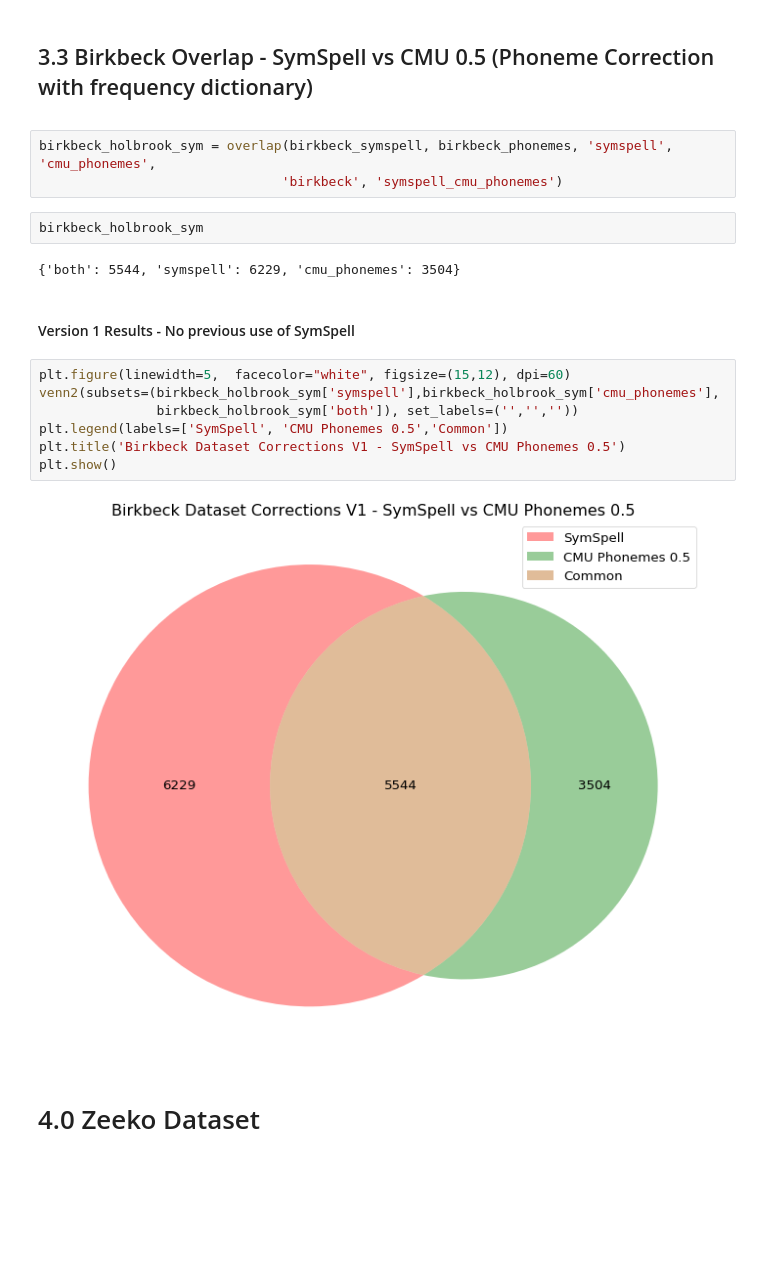
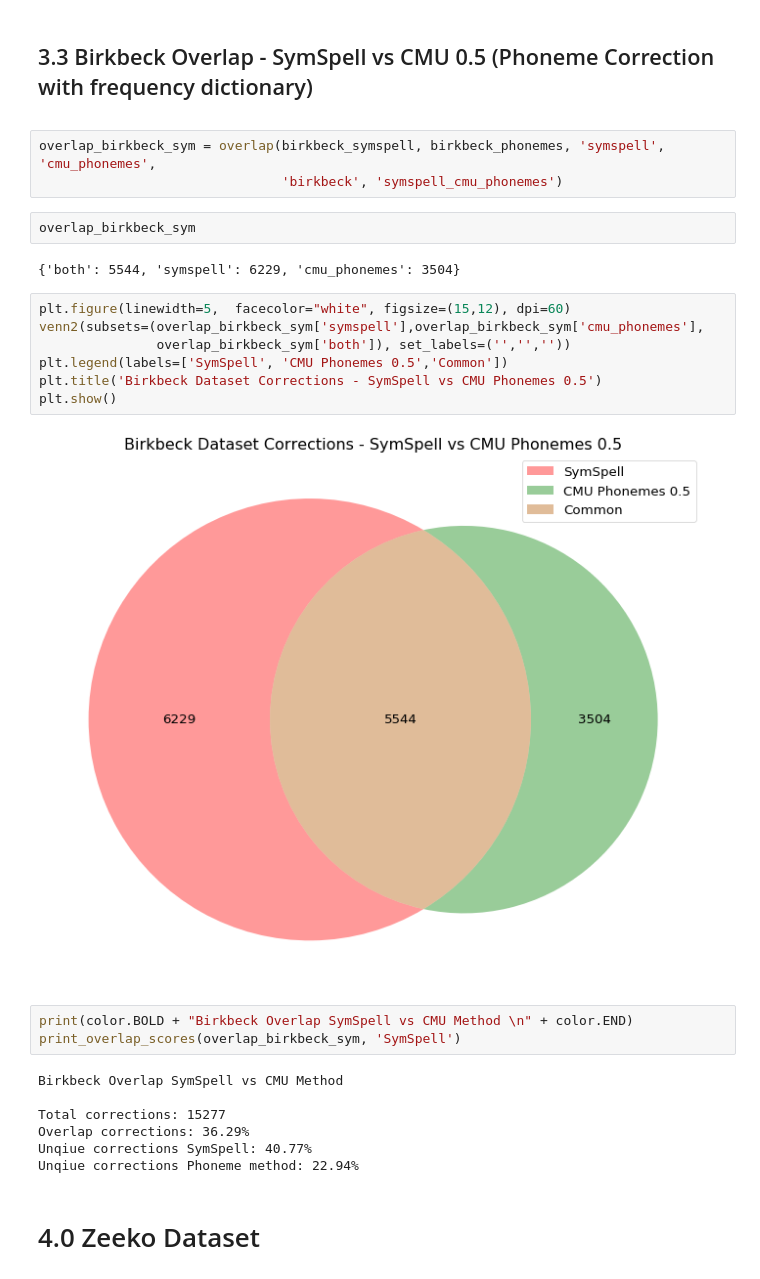
Before and after one commit to ucd-csl/Scapade, a Jupyter notebook: data_analysis/results_spelling_correction_overlap_and_scores.ipynb, the cells around one changed output. Saved outputs shown, nothing was run; the diff lists cells and outputs as text; blank space fills up the shorter version.

```diff
--- a/data_analysis/results_spelling_correction_overlap_and_scores.ipynb
+++ b/data_analysis/results_spelling_correction_overlap_and_scores.ipynb
@@ -302,23 +348,31 @@ plt.show()
 ## 3.3 Birkbeck Overlap - SymSpell vs CMU 0.5 (Phoneme Correction with frequency dictionary)
 <a name="birkbeck_overlap_symspell"></a>
 # %%
-birkbeck_holbrook_sym = overlap(birkbeck_symspell, birkbeck_phonemes, 'symspell', 'cmu_phonemes',
+overlap_birkbeck_sym = overlap(birkbeck_symspell, birkbeck_phonemes, 'symspell', 'cmu_phonemes',
                                'birkbeck', 'symspell_cmu_phonemes')
-# %%
-birkbeck_holbrook_sym
-# %% [output]
-{'both': 5544, 'symspell': 6229, 'cmu_phonemes': 3504}
-# %% [markdown]
-#### Version 1 Results - No previous use of SymSpell
+# %%
+overlap_birkbeck_sym
+# %% [output]
+{'both': 5544, 'symspell': 6229, 'cmu_phonemes': 3504}
 # %%
 plt.figure(linewidth=5,  facecolor="white", figsize=(15,12), dpi=60)
-venn2(subsets=(birkbeck_holbrook_sym['symspell'],birkbeck_holbrook_sym['cmu_phonemes'],
-               birkbeck_holbrook_sym['both']), set_labels=('','',''))
+venn2(subsets=(overlap_birkbeck_sym['symspell'],overlap_birkbeck_sym['cmu_phonemes'],
+               overlap_birkbeck_sym['both']), set_labels=('','',''))
 plt.legend(labels=['SymSpell', 'CMU Phonemes 0.5','Common'])
-plt.title('Birkbeck Dataset Corrections V1 - SymSpell vs CMU Phonemes 0.5')
+plt.title('Birkbeck Dataset Corrections - SymSpell vs CMU Phonemes 0.5')
 plt.show()
 # %% [output]
-[figure, old version]
+[figure, new version]
+# %%
+print(color.BOLD + "Birkbeck Overlap SymSpell vs CMU Method \n" + color.END)
+print_overlap_scores(overlap_birkbeck_sym, 'SymSpell')
+# %% [output]
+Birkbeck Overlap SymSpell vs CMU Method
+
+Total corrections: 15277
+Overlap corrections: 36.29%
+Unqiue corrections SymSpell: 40.77%
+Unqiue corrections Phoneme method: 22.94%
 # %% [markdown]
 # 4.0 Zeeko Dataset <a name="zeeko"></a>
 # %%
```
Also changed, not shown: parts of 12 cells of this notebook.
